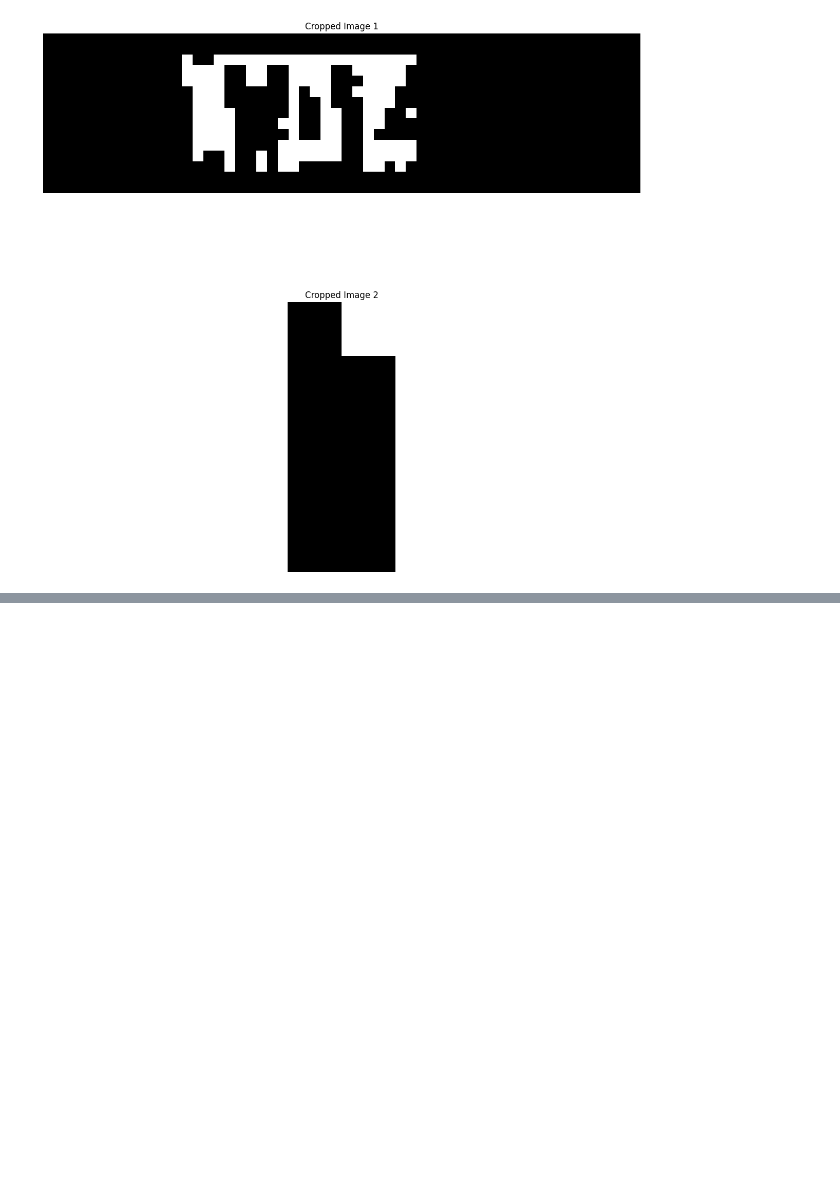
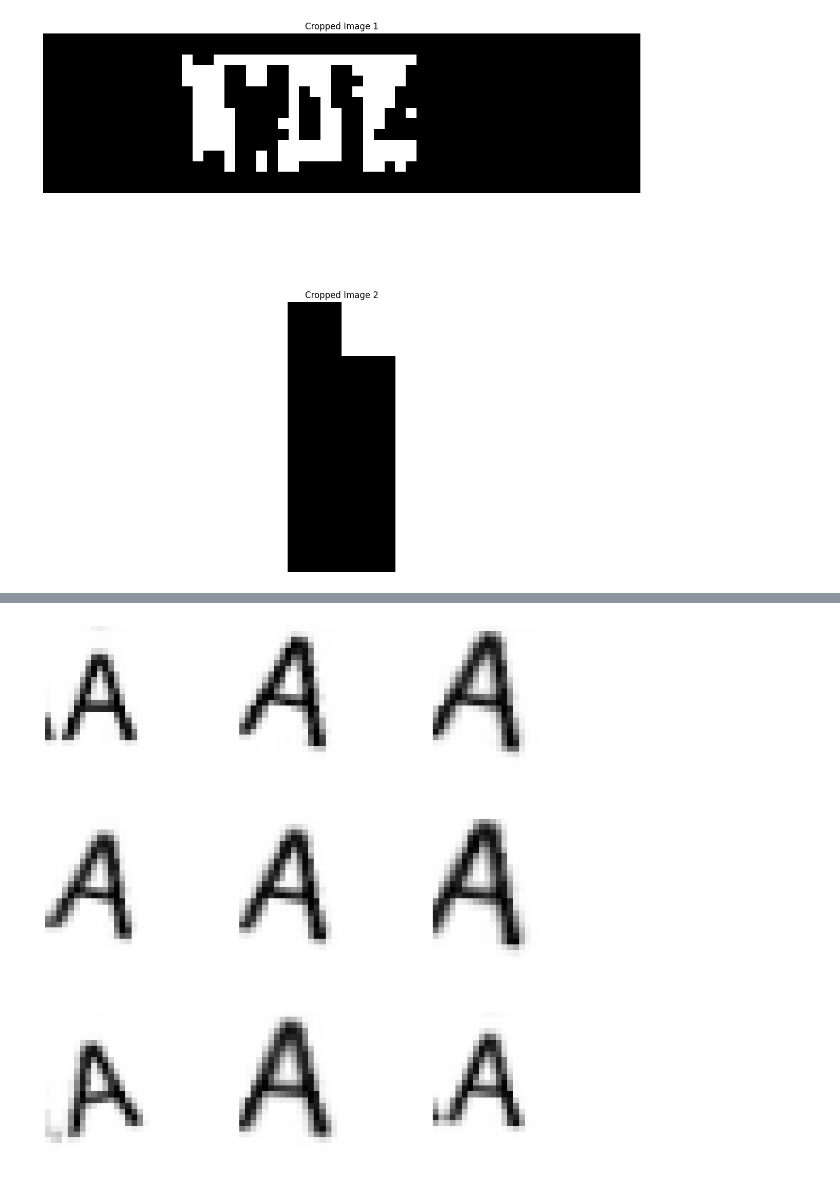
Before and after one commit to niotrek/twm, a Jupyter notebook: test.ipynb, the cells around one changed output, grey strips where cells are left out. Saved outputs shown, nothing was run; the diff lists cells and outputs as text; code cells hidden in the pictures; blank space fills up the shorter version.

```diff
--- a/test.ipynb
+++ b/test.ipynb
@@ -193,0 +291,10 @@ split("plate4.png")
+# %%
+from tensorflow.keras.layers import Rescaling, RandomFlip, RandomRotation, RandomZoom
+from tensorflow.keras.preprocessing.image import RandomShear
+# https://www.tensorflow.org/guide/keras/preprocessing_layers
+data_augmentation = tf.keras.Sequential([
+    #RandomFlip("horizontal_and_vertical"),
+    RandomRotation(0.03),
+    RandomZoom(0.2),
+    RandomShear(0.2),
+])
@@ -193,0 +303,9 @@ split("plate4.png")
+# %%
+plt.figure(figsize=(10, 10))
+for images, _ in train_ds.take(1):
+  for i in range(9):
+    augmented_images = data_augmentation(images)
+    ax = plt.subplot(3, 3, i + 1)
+    plt.imshow(augmented_images[0].numpy().astype("uint8"),cmap='gray')
+    plt.axis("off")
+# %% [output]
@@ -193,0 +313 @@ split("plate4.png")
+[figure, added]
```
Also changed, not shown: parts of 14 cells of this notebook, 17 other files.
